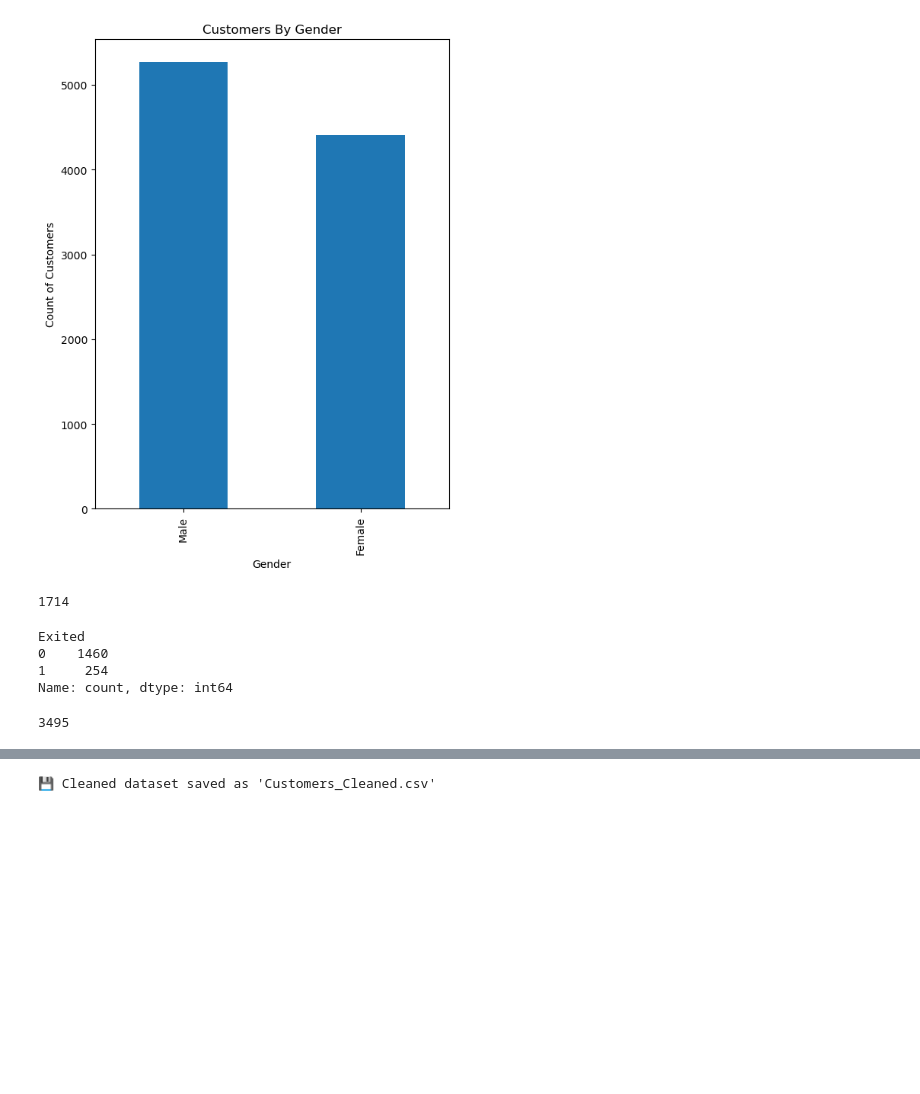
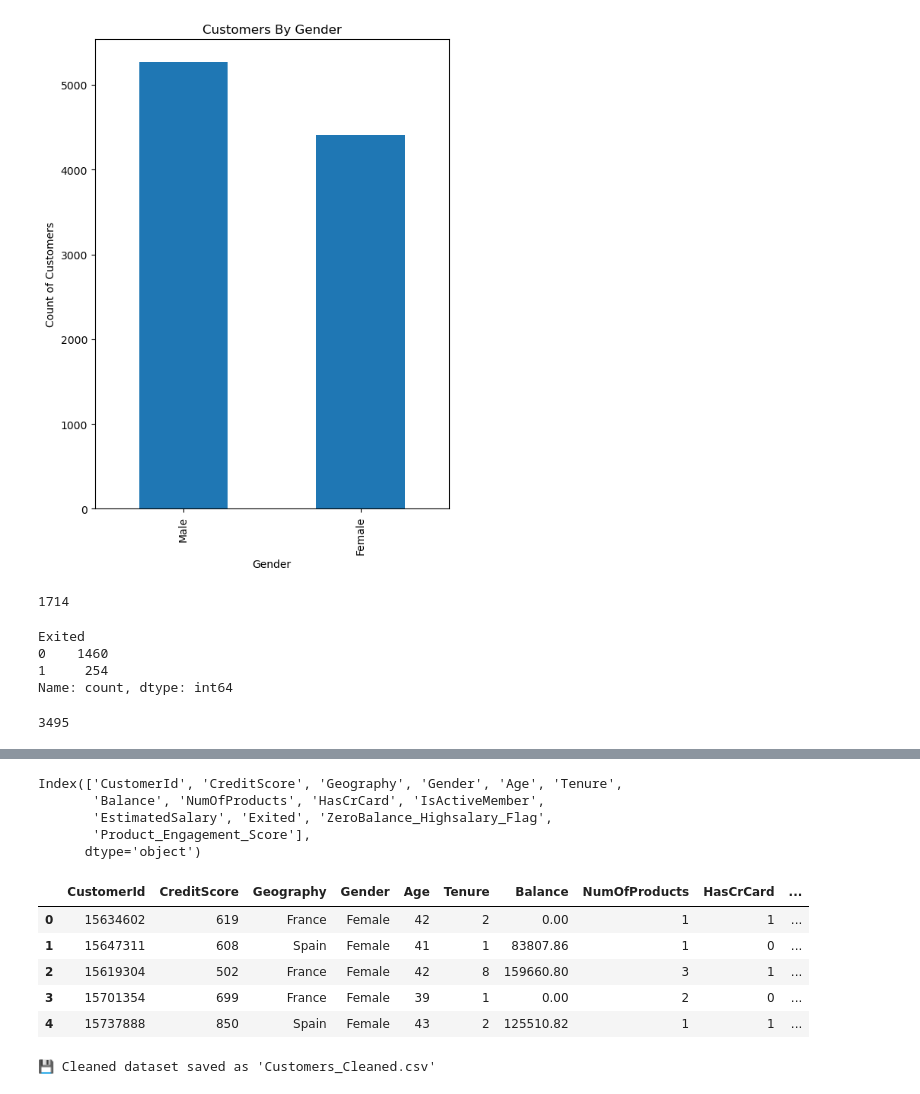
Before and after one commit to vidishadixit/Bank-Customer-Insights-Retention-Analysis, a Jupyter notebook: Python_Data Cleaning and EDA/Data Cleaning.ipynb, the cells around one changed output, grey strips where cells are left out. Drawn from its saved outputs; the diff is of its cells as text; code cells hidden in the pictures; blank space fills up the shorter version.

```diff
--- a/Python_Data Cleaning and EDA/Data Cleaning.ipynb
+++ b/Python_Data Cleaning and EDA/Data Cleaning.ipynb
@@ -251,16 +234,0 @@ df.drop(columns=['Surname'])
-# %%
-import numpy as np
-
-def Cap_outliers(series):
-    q1 = series.quantile(0.25)
-    q3 = series.quantile(0.75)
-    iqr = q3-q1
-    lower = q1-1.5 * iqr
-    upper= q3-+1.5*iqr
-    capped = np.where(series<lower, lower, np.where(series>upper, upper, series))
-    return capped
-
-for col in ['Age', 'CreditScore', 'EstimatedSalary']:
-    df[col] = Cap_outliers(df[col])
-
-print("Outliers capped in Age, Credit score and Estimated salary")
@@ -277,5 +243,7 @@ df.head(3)
 # %%
-df['Balance_to_Salary_Ratio'] = df['Balance_to_Salary_Ratio'].replace([np.inf, -np.inf], np.nan)
-df['Balance_to_Salary_Ratio'] = df['Balance_to_Salary_Ratio'].fillna(0)
+df['Balance_to_Salary_Ratio'] = df['Balance'] / df['EstimatedSalary']
+df['Balance_to_Salary_Ratio'].replace([np.inf, -np.inf], np.nan, inplace=True)
+df['Balance_to_Salary_Ratio'].fillna(0, inplace=True)
+
 df.head(3)
 # %% [output]
@@ -283,6 +263,25 @@ df.head(3)
 | 0 | 1 | 15634602 | Hargrave | 515.5 | France | Female | 26.0 | 2 | 0.00 | ... |
 | 1 | 2 | 15647311 | Hill | 515.5 | Spain | Female | 26.0 | 1 | 83807.86 | ... |
 | 2 | 3 | 15619304 | Onio | 502.0 | France | Female | 26.0 | 8 | 159660.80 | ... |
+# %%
+df.drop(['RowNumber', 'Surname'], axis=1, inplace=True)
+# %%
+print(df.columns)
+# %% [output]
+Index(['CustomerId', 'CreditScore', 'Geography', 'Gender', 'Age', 'Tenure',
+       'Balance', 'NumOfProducts', 'HasCrCard', 'IsActiveMember',
+       'EstimatedSalary', 'Exited', 'ZeroBalance_Highsalary_Flag',
+       'Product_Engagement_Score'],
+      dtype='object')
+# %%
+df.head()
+# %% [output]
+|  | CustomerId | CreditScore | Geography | Gender | Age | Tenure | Balance | NumOfProducts | HasCrCard | ... |
+| 0 | 15634602 | 619 | France | Female | 42 | 2 | 0.00 | 1 | 1 | ... |
+| 1 | 15647311 | 608 | Spain | Female | 41 | 1 | 83807.86 | 1 | 0 | ... |
+| 2 | 15619304 | 502 | France | Female | 42 | 8 | 159660.80 | 3 | 1 | ... |
+| 3 | 15701354 | 699 | France | Female | 39 | 1 | 0.00 | 2 | 0 | ... |
+| 4 | 15737888 | 850 | Spain | Female | 43 | 2 | 125510.82 | 1 | 1 | ... |
 # %%
 df.to_csv("Customers_Cleaned.csv", index=False)
 print("\n💾 Cleaned dataset saved as 'Customers_Cleaned.csv'")
```
Also changed, not shown: parts of 4 cells of this notebook, 2 other files.
